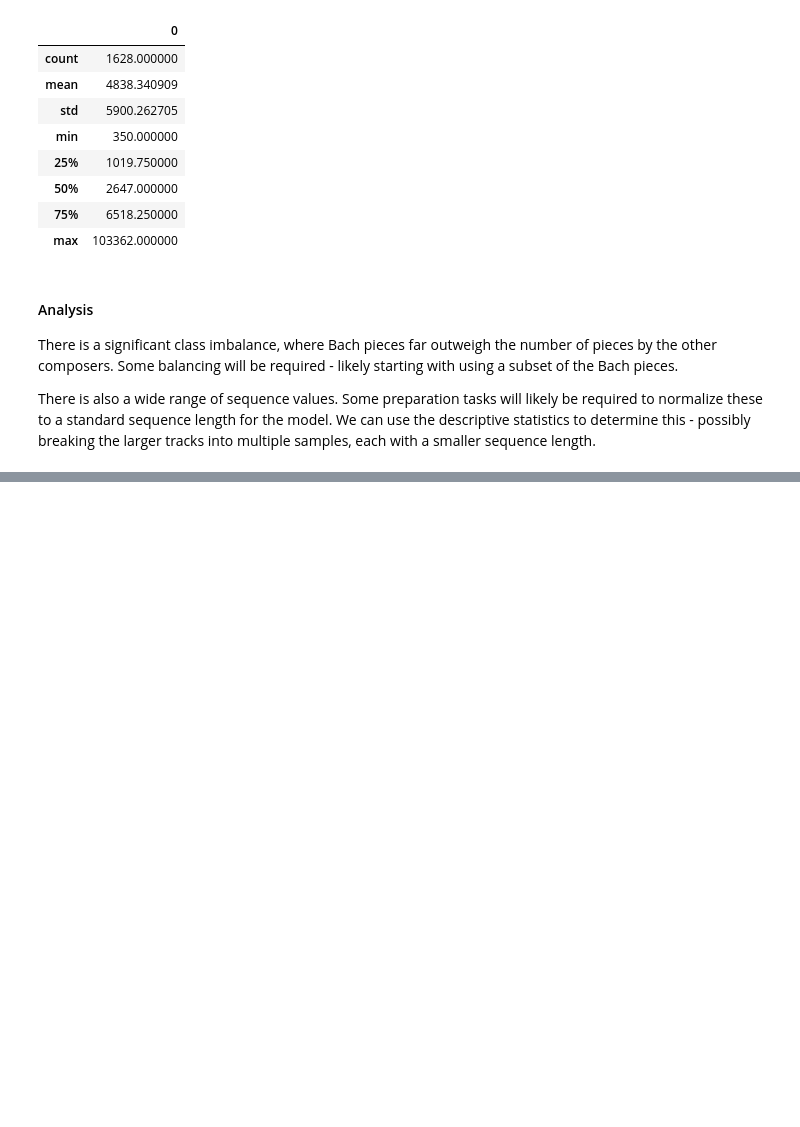
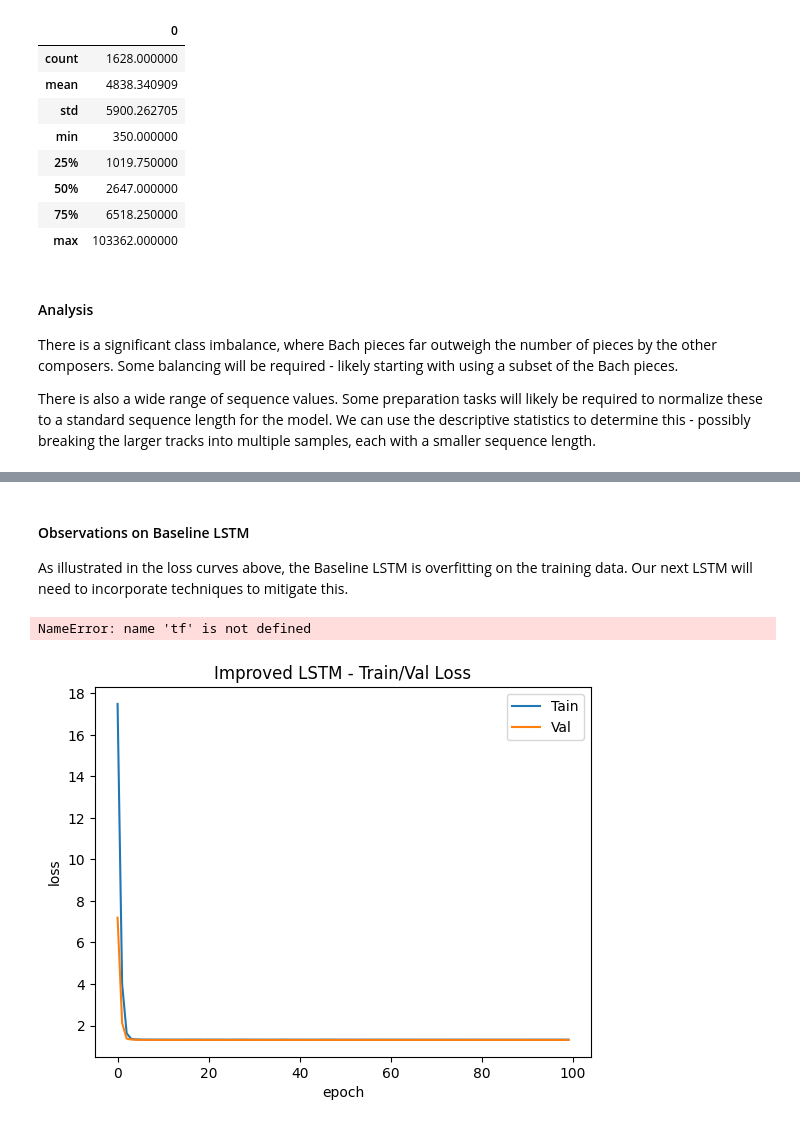
Before and after one commit to t4ai/music-composer-classification, a Jupyter notebook: composer-classifier.ipynb, the cells around one changed output, grey strips where cells are left out. Saved outputs shown, nothing was run; the diff lists cells and outputs as text; code cells hidden in the pictures; blank space fills up the shorter version.

```diff
--- a/composer-classifier.ipynb
+++ b/composer-classifier.ipynb
@@ -272,6 +260,6 @@ indices = np.arange(X.shape[0])
 np.random.shuffle(indices)
 
 X = X[indices]
-y = y[indices]
+y_raw = y_raw[indices]
 # %%
 # label encode the labels
@@ -299,0 +378,46 @@ y_test = y[int(TOTAL_LEN * (TRAIN_SPLIT + TEST_VAL_SPLIT)):]
+# %% [markdown]
+#### Observations on Baseline LSTM
+
+As illustrated in the loss curves above, the Baseline LSTM is overfitting on the training data.  Our next LSTM will need to incorporate techniques to mitigate this.
+# %%
+# define LSTM with mitigations for overfitting: more layers, more dropout
+lstm_exp1 = tf.keras.models.Sequential([
+
+    # input our sequence tensors
+    tf.keras.layers.Input(shape=(NUM_PIANO_KEYS, NORM_SEQUENCE_LENGTH)),
+    tf.keras.layers.LSTM(64, return_sequences=True, recurrent_regularizer=keras.regularizers.L1(0.01)),
+    tf.keras.layers.Dropout(0.3),
+    tf.keras.layers.LSTM(64, return_sequences=True, recurrent_regularizer=keras.regularizers.L1(0.01)),
+    tf.keras.layers.Dropout(0.3),
+    tf.keras.layers.LSTM(64, return_sequences=False, recurrent_regularizer=keras.regularizers.L1(0.01)),
+
+    # classification head
+    tf.keras.layers.Dense(64, activation='relu', kernel_regularizer=keras.regularizers.L1(0.01)),
+    tf.keras.layers.Dropout(0.3),
+    tf.keras.layers.Dense(32, activation='relu', kernel_regularizer=keras.regularizers.L1(0.01)),
+    tf.keras.layers.Dropout(0.3),
+    tf.keras.layers.Dense(units = NUM_COMPOSERS, activation='softmax')
+])
+
+# Compile the model
+lstm_exp1.compile(
+    optimizer=keras.optimizers.Adam(learning_rate=LEARNING_RATE, clipvalue=0.5),
+    loss=tf.keras.losses.CategoricalCrossentropy(),
+    metrics=[keras.metrics.CategoricalAccuracy(), keras.metrics.Precision(), keras.metrics.Recall(), keras.metrics.F1Score()]
+)
+# %% [output]
+NameError: name 'tf' is not defined
+# %%
+# Train the model
+history_lstm_exp1 = lstm_exp1.fit(X_train, y_train, validation_data=(X_val,y_val), epochs=NUM_EPOCHS, batch_size=BATCH_SIZE)
+# %%
+#plot loss
+plt.plot(history_lstm_exp1.history['loss'])
+plt.plot(history_lstm_exp1.history['val_loss'])
+plt.title('Improved LSTM - Train/Val Loss')
+plt.ylabel('loss')
+plt.xlabel('epoch')
+plt.legend(['Tain', 'Val'])
+plt.show()
+# %% [output]
+[figure, added]
```
Also changed, not shown: parts of 24 cells of this notebook.
